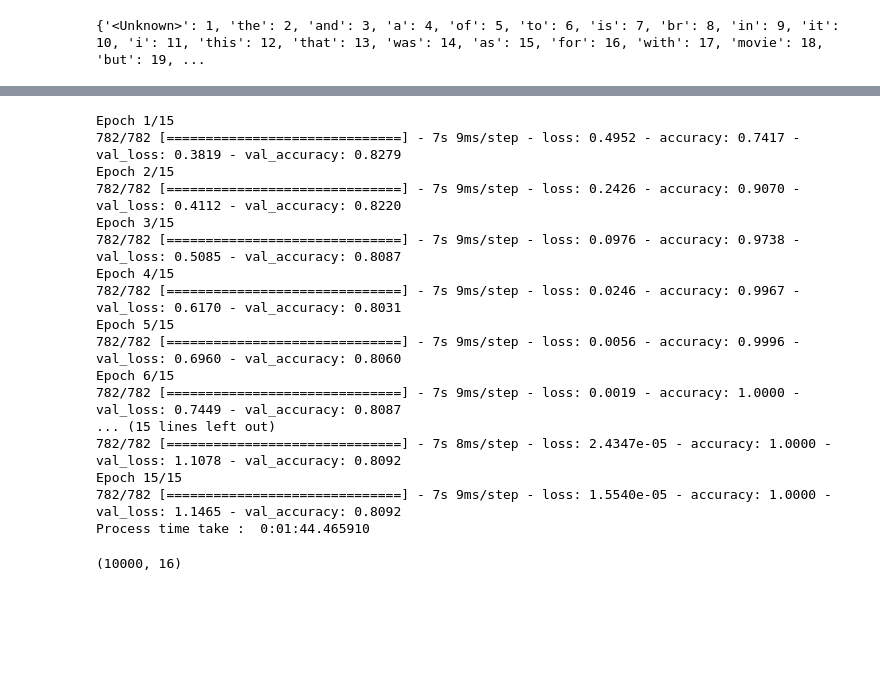
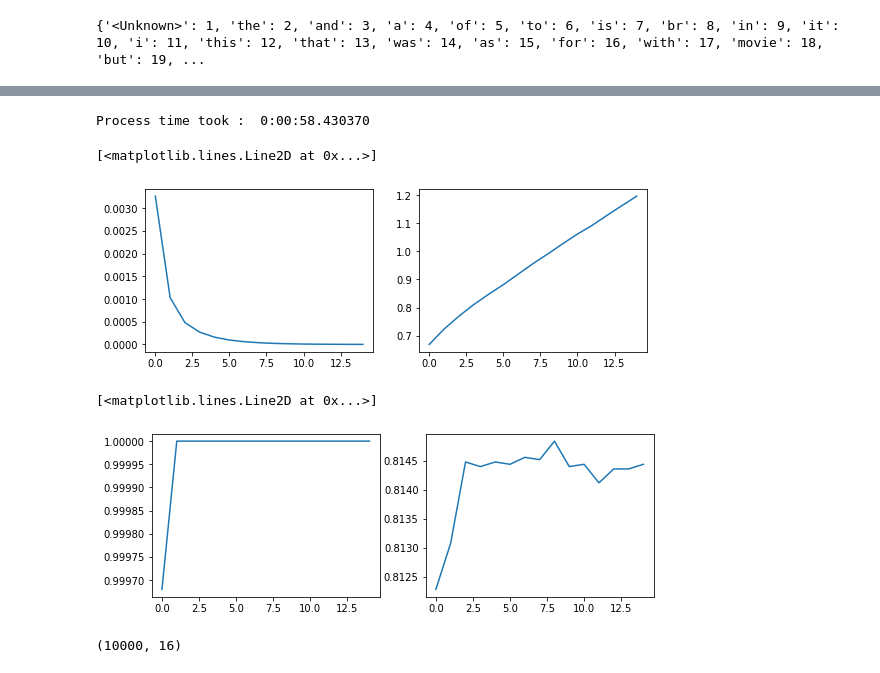
Before and after one commit to mustopahasan/MyPathToAI, a Jupyter notebook: NLP/NLP_IMDBReviews.ipynb, the cells around one changed output, grey strips where cells are left out. Cells and saved outputs as stored; diff of their text form; code cells hidden in the pictures; blank space fills up the shorter version.

```diff
--- a/NLP/NLP_IMDBReviews.ipynb
+++ b/NLP/NLP_IMDBReviews.ipynb
@@ -71,10 +71,10 @@ token = Tokenizer(num_words=vocab_size, oov_token='<Unknown>')
 token.fit_on_texts(training_review)
 word_index = token.word_index
 training = token.texts_to_sequences(training_review)
-training_final = pad_sequences(training, maxlen = max_length, truncating=trunc)
+training_final = pad_sequences(training, maxlen = max_length,padding='post', truncating=trunc)
 
 testing = token.texts_to_sequences(testing_review)
-testing_final = pad_sequences(testing, maxlen=max_length, truncating = trunc)
+testing_final = pad_sequences(testing, maxlen=max_length,padding='post', truncating = trunc)
 # %%
 # check our dataset
 print("Training shape :",training_final.shape)
@@ -151,28 +151,35 @@ model.compile(loss='binary_crossentropy', optimizer='adam', metrics=['accuracy']
 # fitting training data to the model
 start = dt.datetime.today()
 
-model.fit(training_final, training_label, epochs=15, validation_data= (testing_final, testing_label))
+history = model.fit(training_final, training_label, epochs=15, validation_data= (testing_final, testing_label), verbose=0)
 
 finish = dt.datetime.today()
 print('Process time took : ', finish-start)
 # %% [output]
-Epoch 1/15
-782/782 [==============================] - 7s 9ms/step - loss: 0.4952 - accuracy: 0.7417 - val_loss: 0.3819 - val_accuracy: 0.8279
-Epoch 2/15
-782/782 [==============================] - 7s 9ms/step - loss: 0.2426 - accuracy: 0.9070 - val_loss: 0.4112 - val_accuracy: 0.8220
-Epoch 3/15
-782/782 [==============================] - 7s 9ms/step - loss: 0.0976 - accuracy: 0.9738 - val_loss: 0.5085 - val_accuracy: 0.8087
-Epoch 4/15
-782/782 [==============================] - 7s 9ms/step - loss: 0.0246 - accuracy: 0.9967 - val_loss: 0.6170 - val_accuracy: 0.8031
-Epoch 5/15
-782/782 [==============================] - 7s 9ms/step - loss: 0.0056 - accuracy: 0.9996 - val_loss: 0.6960 - val_accuracy: 0.8060
-Epoch 6/15
-782/782 [==============================] - 7s 9ms/step - loss: 0.0019 - accuracy: 1.0000 - val_loss: 0.7449 - val_accuracy: 0.8087
-... (15 lines left out)
-782/782 [==============================] - 7s 8ms/step - loss: 2.4347e-05 - accuracy: 1.0000 - val_loss: 1.1078 - val_accuracy: 0.8092
-Epoch 15/15
-782/782 [==============================] - 7s 9ms/step - loss: 1.5540e-05 - accuracy: 1.0000 - val_loss: 1.1465 - val_accuracy: 0.8092
-Process time take :  0:01:44.465910
+Process time took :  0:00:58.430370
+# %%
+import matplotlib.pyplot as plt
+plt.figure(figsize=(9,3))
+
+plt.subplot2grid((1,2),(0,0))
+plt.plot(history.history['loss'])
+
+plt.subplot2grid((1,2),(0,1))
+plt.plot(history.history['val_loss'])
+# %% [output]
+[<matplotlib.lines.Line2D at 0x...>]
+[figure, added]
+# %%
+plt.figure(figsize=(9,3))
+
+plt.subplot2grid((1,2),(0,0))
+plt.plot(history.history['accuracy'])
+
+plt.subplot2grid((1,2),(0,1))
+plt.plot(history.history['val_accuracy'])
+# %% [output]
+[<matplotlib.lines.Line2D at 0x...>]
+[figure, added]
 # %%
 e = model.layers[0]
 weights = e.get_weights()[0]
```
Also changed, not shown: parts of 7 cells of this notebook.
